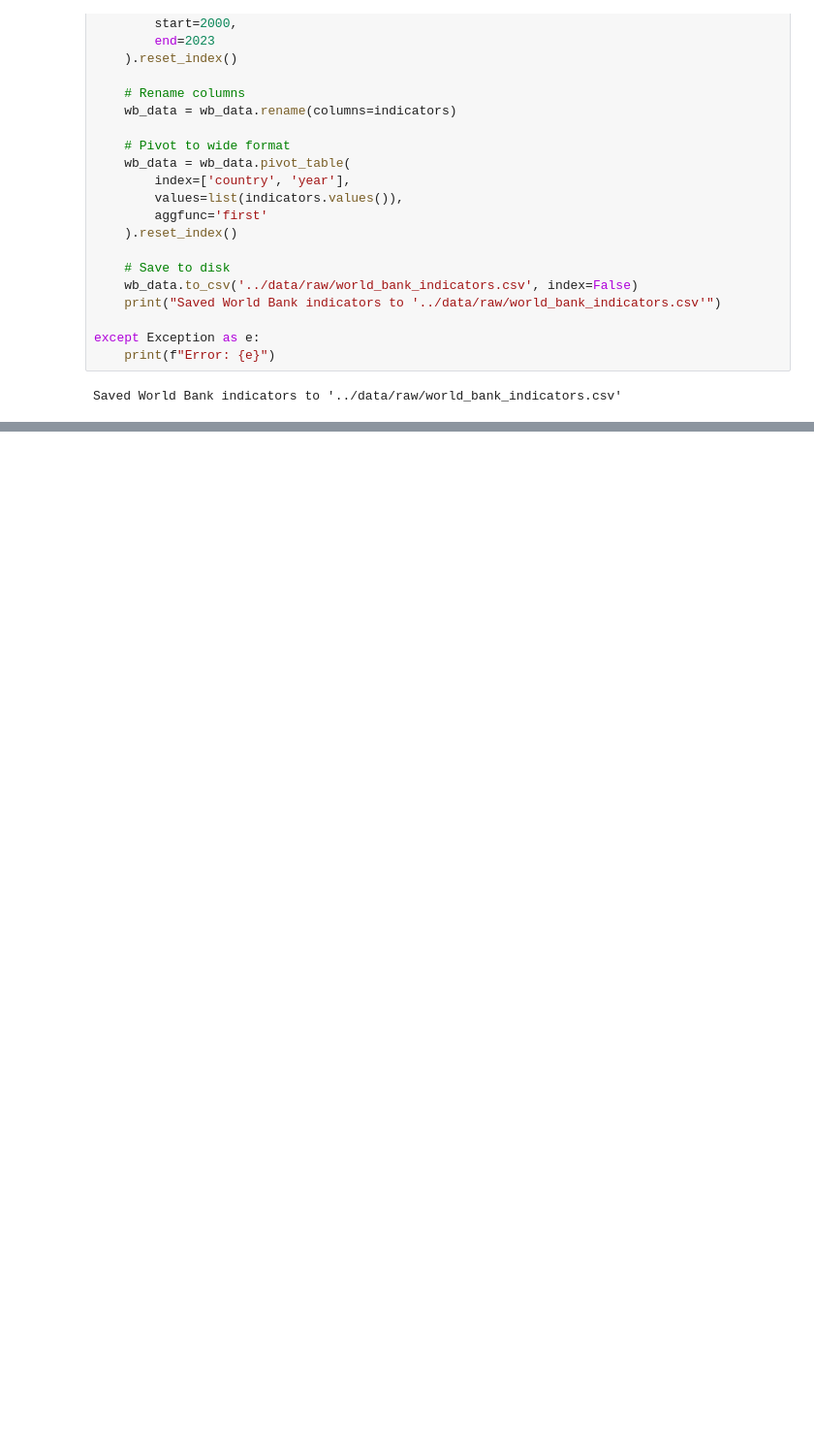
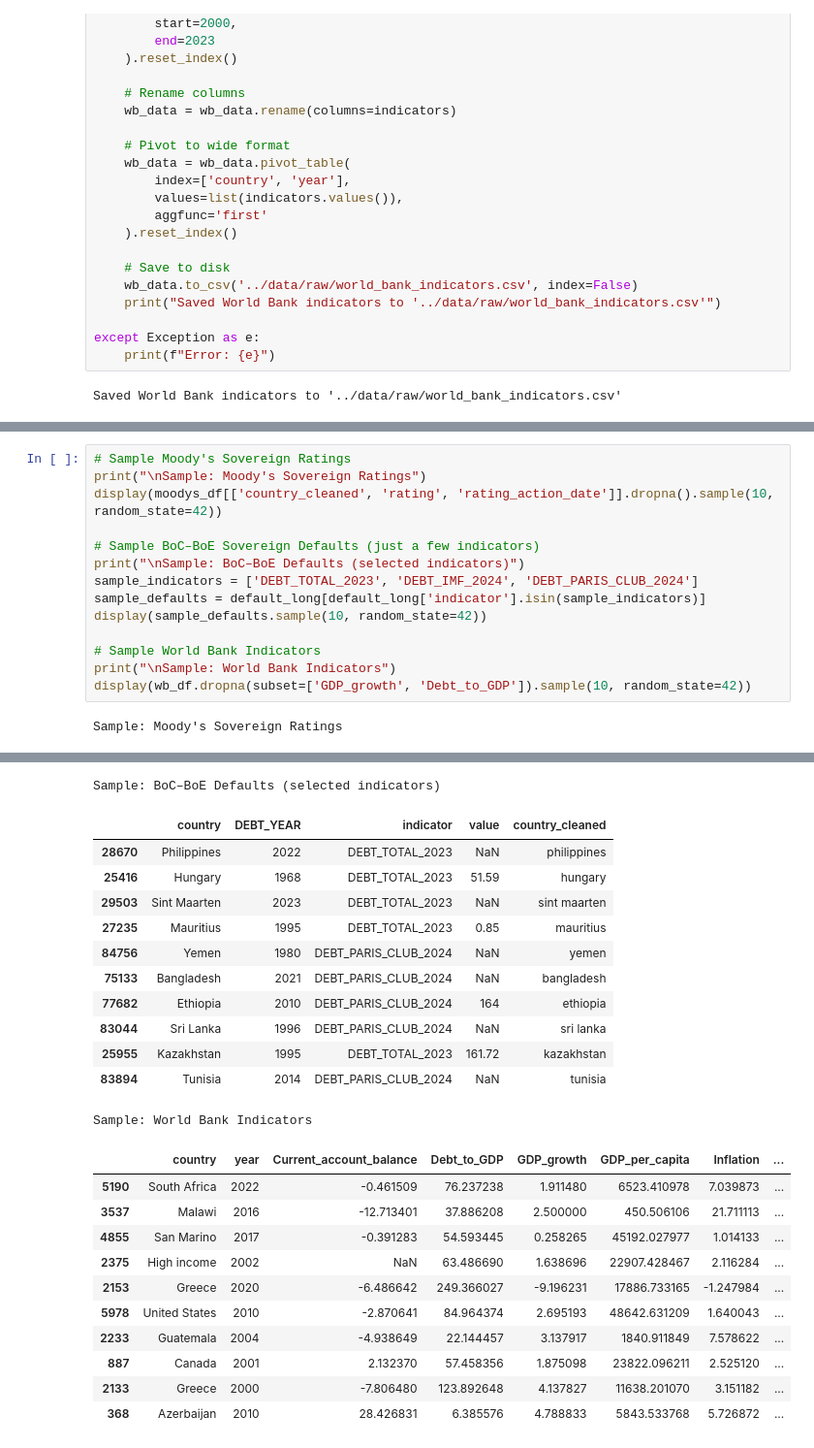
Before and after one commit to dk546/sovereign-credit-rating-prediction, a Jupyter notebook: notebooks/01_eda.ipynb, the cells around one changed output, grey strips where cells are left out. Shown at 97% size. Drawn from its saved outputs; the diff is of its cells as text; blank space fills up the shorter version.

```diff
--- a/notebooks/01_eda.ipynb
+++ b/notebooks/01_eda.ipynb
@@ -273,0 +124,16 @@ pd.read_excel(defaults_path, sheet_name="Data_2024.csv", nrows=10)
+# %%
+# Sample Moody's Sovereign Ratings
+print("\nSample: Moody's Sovereign Ratings")
+display(moodys_df[['country_cleaned', 'rating', 'rating_action_date']].dropna().sample(10, random_state=42))
+
+# Sample BoC–BoE Sovereign Defaults (just a few indicators)
+print("\nSample: BoC–BoE Defaults (selected indicators)")
+sample_indicators = ['DEBT_TOTAL_2023', 'DEBT_IMF_2024', 'DEBT_PARIS_CLUB_2024']
+sample_defaults = default_long[default_long['indicator'].isin(sample_indicators)]
+display(sample_defaults.sample(10, random_state=42))
+
+# Sample World Bank Indicators
+print("\nSample: World Bank Indicators")
+display(wb_df.dropna(subset=['GDP_growth', 'Debt_to_GDP']).sample(10, random_state=42))
+# %% [output]
+Sample: Moody's Sovereign Ratings
@@ -273,0 +151,24 @@ pd.read_excel(defaults_path, sheet_name="Data_2024.csv", nrows=10)
+Sample: BoC–BoE Defaults (selected indicators)
+|  | country | DEBT_YEAR | indicator | value | country_cleaned |
+| 28670 | Philippines | 2022 | DEBT_TOTAL_2023 | NaN | philippines |
+| 25416 | Hungary | 1968 | DEBT_TOTAL_2023 | 51.59 | hungary |
+| 29503 | Sint Maarten | 2023 | DEBT_TOTAL_2023 | NaN | sint maarten |
+| 27235 | Mauritius | 1995 | DEBT_TOTAL_2023 | 0.85 | mauritius |
+| 84756 | Yemen | 1980 | DEBT_PARIS_CLUB_2024 | NaN | yemen |
+| 75133 | Bangladesh | 2021 | DEBT_PARIS_CLUB_2024 | NaN | bangladesh |
+| 77682 | Ethiopia | 2010 | DEBT_PARIS_CLUB_2024 | 164 | ethiopia |
+| 83044 | Sri Lanka | 1996 | DEBT_PARIS_CLUB_2024 | NaN | sri lanka |
+| 25955 | Kazakhstan | 1995 | DEBT_TOTAL_2023 | 161.72 | kazakhstan |
+| 83894 | Tunisia | 2014 | DEBT_PARIS_CLUB_2024 | NaN | tunisia |
+Sample: World Bank Indicators
+|  | country | year | Current_account_balance | Debt_to_GDP | GDP_growth | GDP_per_capita | Inflation | ... |
+| 5190 | South Africa | 2022 | -0.461509 | 76.237238 | 1.911480 | 6523.410978 | 7.039873 | ... |
+| 3537 | Malawi | 2016 | -12.713401 | 37.886208 | 2.500000 | 450.506106 | 21.711113 | ... |
+| 4855 | San Marino | 2017 | -0.391283 | 54.593445 | 0.258265 | 45192.027977 | 1.014133 | ... |
+| 2375 | High income | 2002 | NaN | 63.486690 | 1.638696 | 22907.428467 | 2.116284 | ... |
+| 2153 | Greece | 2020 | -6.486642 | 249.366027 | -9.196231 | 17886.733165 | -1.247984 | ... |
+| 5978 | United States | 2010 | -2.870641 | 84.964374 | 2.695193 | 48642.631209 | 1.640043 | ... |
+| 2233 | Guatemala | 2004 | -4.938649 | 22.144457 | 3.137917 | 1840.911849 | 7.578622 | ... |
+| 887 | Canada | 2001 | 2.132370 | 57.458356 | 1.875098 | 23822.096211 | 2.525120 | ... |
+| 2133 | Greece | 2000 | -7.806480 | 123.892648 | 4.137827 | 11638.201070 | 3.151182 | ... |
+| 368 | Azerbaijan | 2010 | 28.426831 | 6.385576 | 4.788833 | 5843.533768 | 5.726872 | ... |
```
Also changed, not shown: parts of 30 cells of this notebook, 1 other file.
